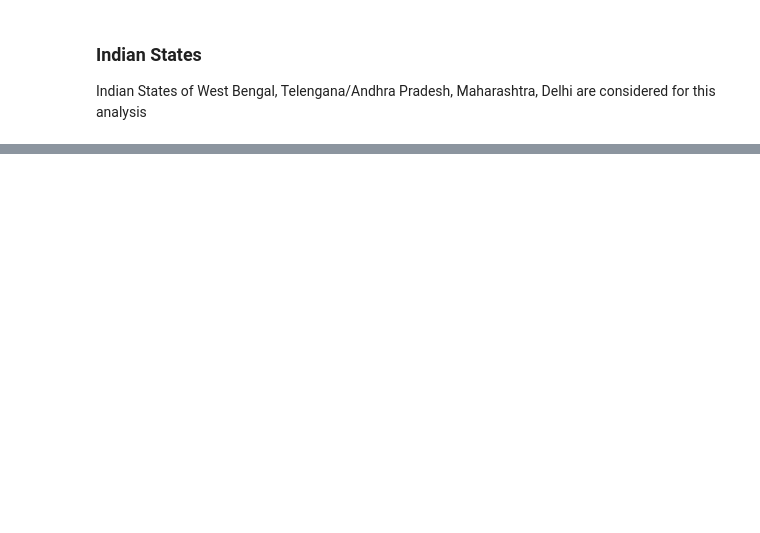
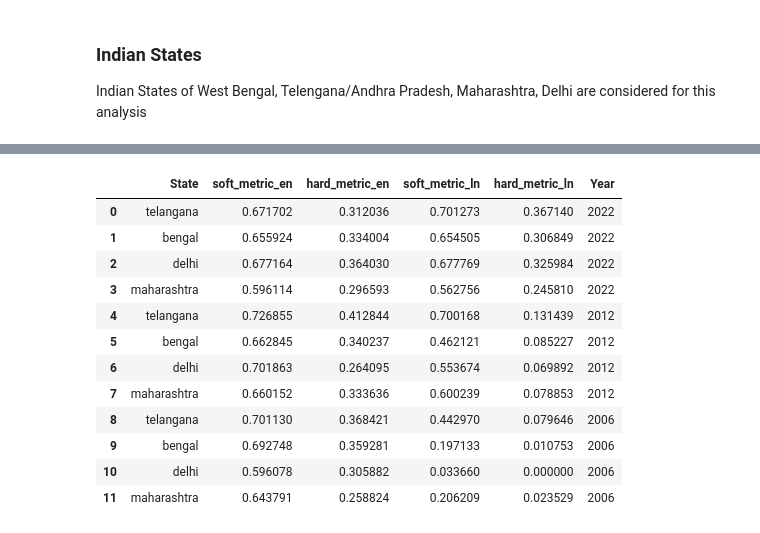
Before and after one commit to dayitachaudhuri/Identifying-Regional-and-Temporal-Gaps-in-Cultural-Alignment-of-LLMs, a Jupyter notebook: evaluation/languages.ipynb, the cells around one changed output, grey strips where cells are left out. Cells and saved outputs as stored; diff of their text form; code cells hidden in the pictures; blank space fills up the shorter version.

```diff
--- a/evaluation/languages.ipynb
+++ b/evaluation/languages.ipynb
@@ -61,0 +31,71 @@ display(final_table)
+# %%
+import pandas as pd
+
+# Define states and their regional languages
+languages = {
+    'telangana': 'te',
+    'bengal': 'bn',
+    'delhi': 'hi',
+    'maharashtra': 'mr'
+}
+
+# Define years to process
+years = ['2022', '2012', '2006']
+
+# Store all results here
+all_results = {}
+
+# Loop across years and states
+for year in years:
+    print(f"\n--- Processing Year: {year} ---")
+    yearly_results = {}
+
+    for state in languages.keys():
+        try:
+            # English results
+            en_results = analyze_survey_alignment(
+                mode='state',
+                year=year,
+                state=state,
+                model='gemma',
+                region_wise=False,
+                verbose=False
+            )
+
+            # Regional language results
+            ln_results = analyze_survey_alignment(
+                mode='state',
+                year=year,
+                state=state,
+                model='gemma',
+                language=languages[state],
+                region_wise=False,
+                verbose=False
+            )
+
+            yearly_results[state] = {
+                'State': state,
+                'soft_metric_en': en_results.get('soft_metric', None),
+                'hard_metric_en': en_results.get('hard_metric', None),
+                'soft_metric_ln': ln_results.get('soft_metric', None),
+                'hard_metric_ln': ln_results.get('hard_metric', None)
+            }
+
+        except Exception as e:
+            print(f"⚠️ Error processing {state} ({year}): {e}")
+            continue
+
+    # Convert to DataFrame for this year
+    yearly_df = pd.DataFrame.from_dict(yearly_results, orient='index')
+    all_results[year] = yearly_df
+    print(f"\n✅ Completed Year {year}")
+    display(yearly_df)
+
+# Optionally, combine all years into a single table with a "Year" column
+combined_df = pd.concat(
+    [df.assign(Year=year) for year, df in all_results.items()],
+    ignore_index=True
+)
+
+display(combined_df)
+# %% [output]
@@ -61,0 +126,13 @@ display(final_table)
+|  | State | soft_metric_en | hard_metric_en | soft_metric_ln | hard_metric_ln | Year |
+| 0 | telangana | 0.671702 | 0.312036 | 0.701273 | 0.367140 | 2022 |
+| 1 | bengal | 0.655924 | 0.334004 | 0.654505 | 0.306849 | 2022 |
+| 2 | delhi | 0.677164 | 0.364030 | 0.677769 | 0.325984 | 2022 |
+| 3 | maharashtra | 0.596114 | 0.296593 | 0.562756 | 0.245810 | 2022 |
+| 4 | telangana | 0.726855 | 0.412844 | 0.700168 | 0.131439 | 2012 |
+| 5 | bengal | 0.662845 | 0.340237 | 0.462121 | 0.085227 | 2012 |
+| 6 | delhi | 0.701863 | 0.264095 | 0.553674 | 0.069892 | 2012 |
+| 7 | maharashtra | 0.660152 | 0.333636 | 0.600239 | 0.078853 | 2012 |
+| 8 | telangana | 0.701130 | 0.368421 | 0.442970 | 0.079646 | 2006 |
+| 9 | bengal | 0.692748 | 0.359281 | 0.197133 | 0.010753 | 2006 |
+| 10 | delhi | 0.596078 | 0.305882 | 0.033660 | 0.000000 | 2006 |
+| 11 | maharashtra | 0.643791 | 0.258824 | 0.206209 | 0.023529 | 2006 |
```
Also changed, not shown: parts of 4 cells of this notebook, 2 other files.
